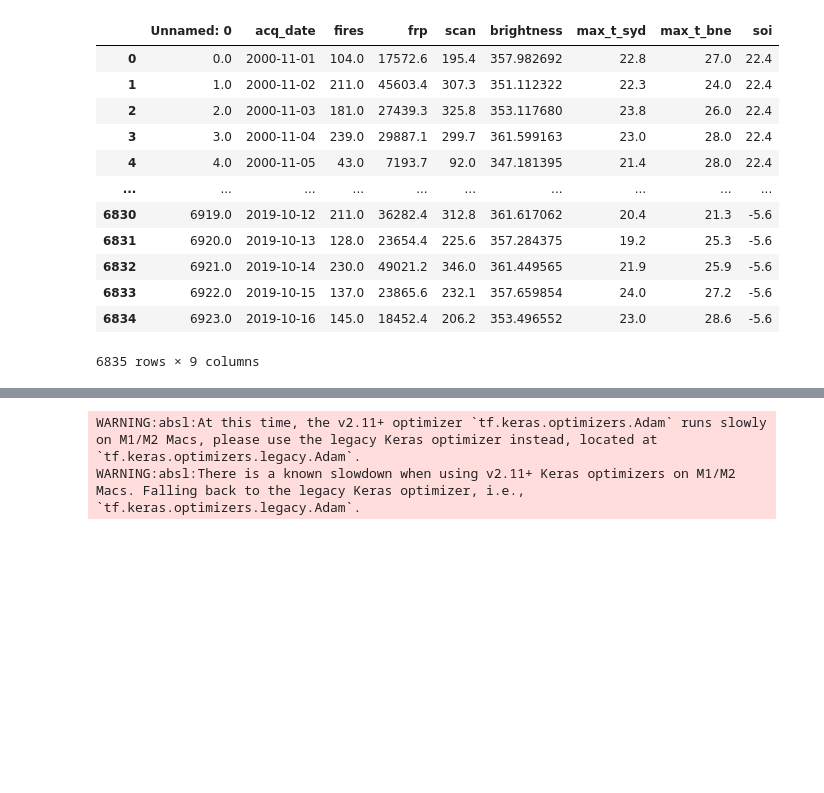
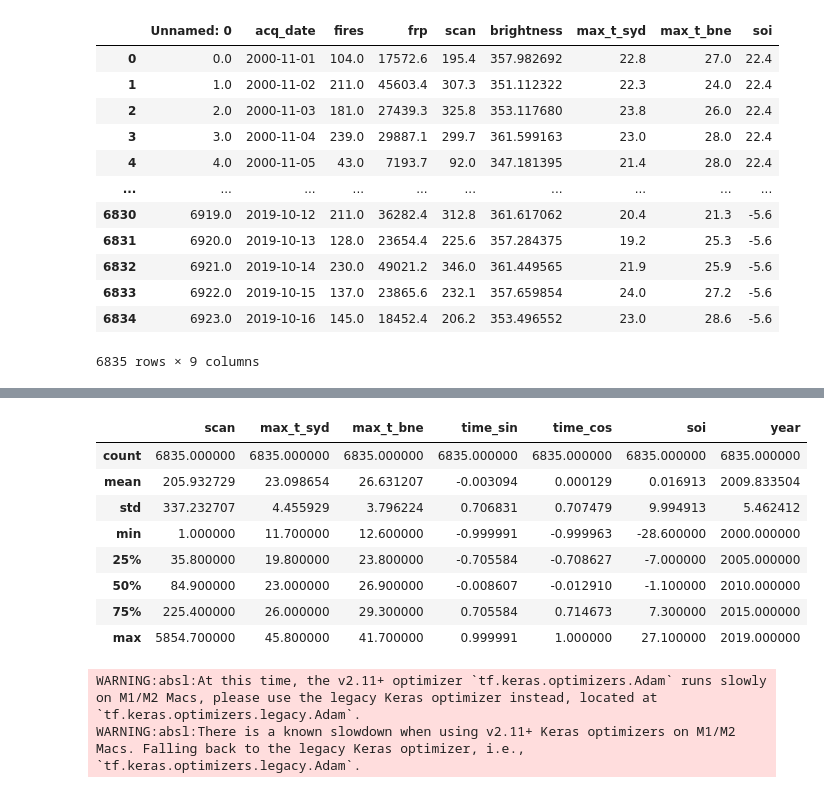
Before and after one commit to jtpotato/firetrace, a Jupyter notebook: notebooks/future-bushfires.ipynb, the cells around one changed output, grey strips where cells are left out. Cells and saved outputs as stored; diff of their text form; code cells hidden in the pictures; blank space fills up the shorter version.

```diff
--- a/notebooks/future-bushfires.ipynb
+++ b/notebooks/future-bushfires.ipynb
@@ -82,4 +82,16 @@ df
 6835 rows × 7 columns
+# %%
+df.describe()
+# %% [output]
+|  | scan | max_t_syd | max_t_bne | time_sin | time_cos | soi | year |
+| count | 6835.000000 | 6835.000000 | 6835.000000 | 6835.000000 | 6835.000000 | 6835.000000 | 6835.000000 |
+| mean | 205.932729 | 23.098654 | 26.631207 | -0.003094 | 0.000129 | 0.016913 | 2009.833504 |
+| std | 337.232707 | 4.455929 | 3.796224 | 0.706831 | 0.707479 | 9.994913 | 5.462412 |
+| min | 1.000000 | 11.700000 | 12.600000 | -0.999991 | -0.999963 | -28.600000 | 2000.000000 |
+| 25% | 35.800000 | 19.800000 | 23.800000 | -0.705584 | -0.708627 | -7.000000 | 2005.000000 |
+| 50% | 84.900000 | 23.000000 | 26.900000 | -0.008607 | -0.012910 | -1.100000 | 2010.000000 |
+| 75% | 225.400000 | 26.000000 | 29.300000 | 0.705584 | 0.714673 | 7.300000 | 2015.000000 |
+| max | 5854.700000 | 45.800000 | 41.700000 | 0.999991 | 1.000000 | 27.100000 | 2019.000000 |
 # %%
 # Split into train/test
 
```
Also changed, not shown: parts of 14 cells of this notebook, 2 other files.
